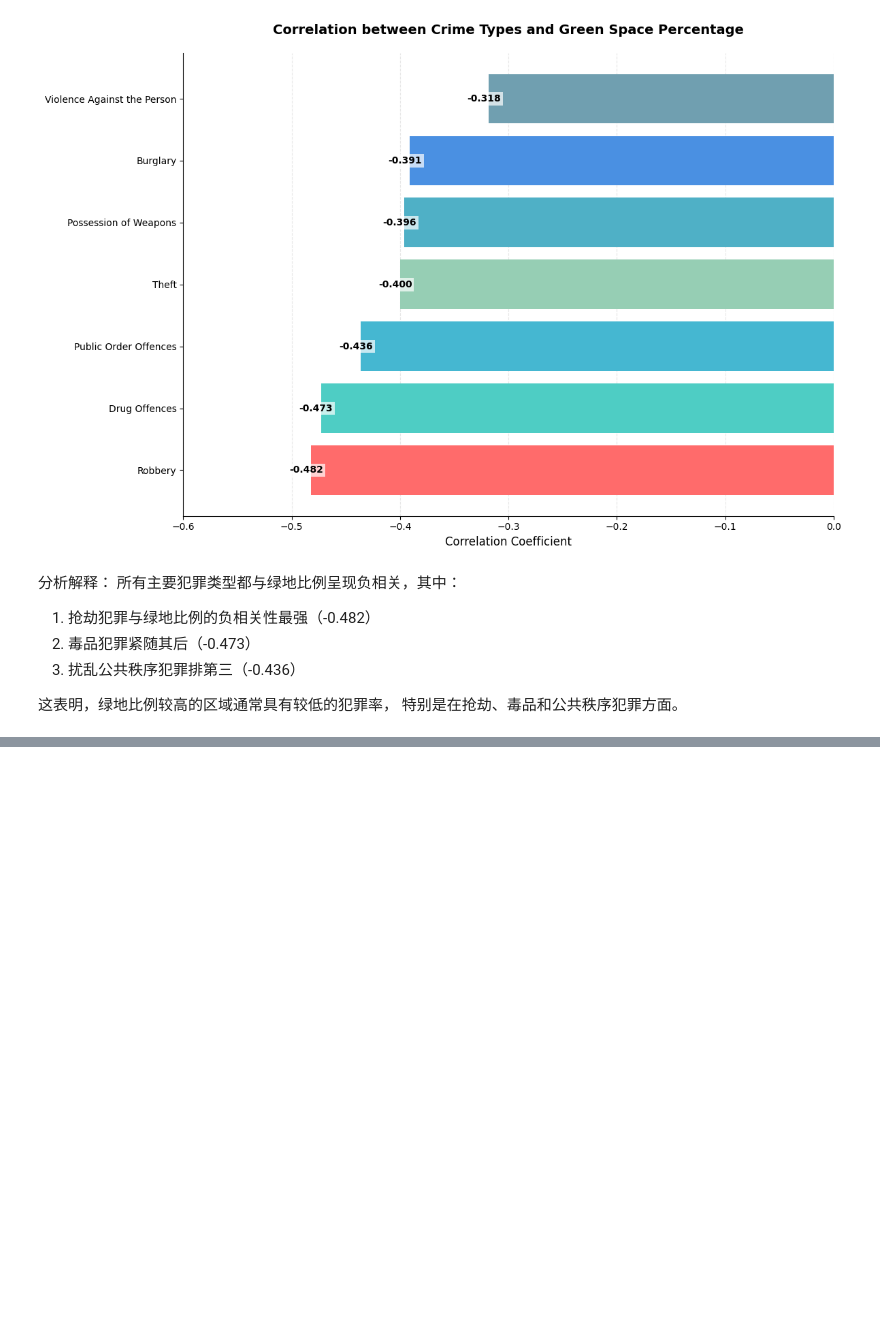
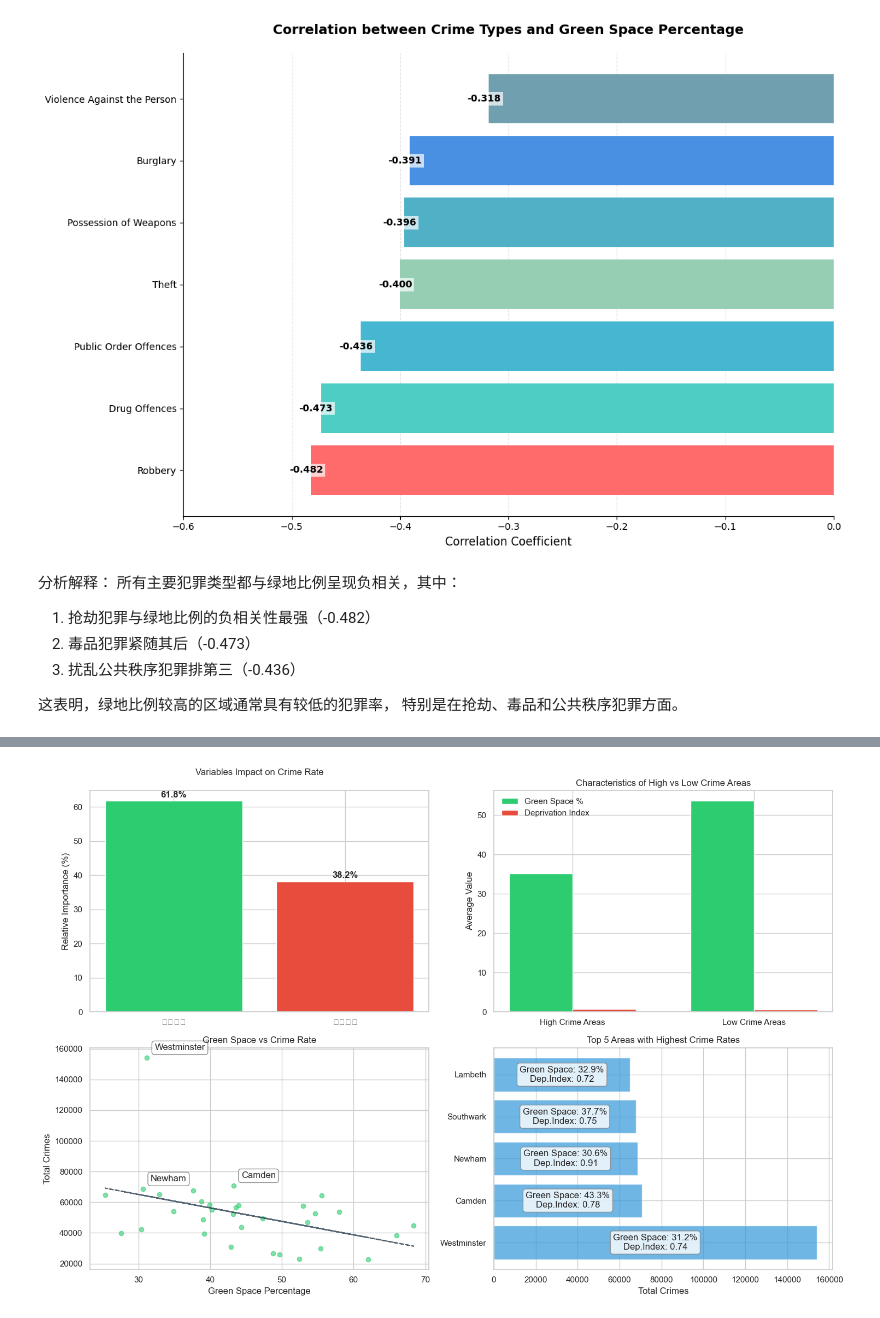
Before and after one commit to YIHANWANG1/group_work, a Jupyter notebook: cw.ipynb, the cells around one changed output, grey strips where cells are left out. Cells and saved outputs as stored; diff of their text form; code cells hidden in the pictures; blank space fills up the shorter version.

```diff
--- a/cw.ipynb
+++ b/cw.ipynb
@@ -642,0 +942,97 @@ plt.show()
+# %%
+import matplotlib.pyplot as plt
+import seaborn as sns
+import numpy as np
+
+# 使用 seaborn 的设置函数而不是 plt.style
+sns.set_theme(style="whitegrid")  # 或者使用 sns.set()
+
+# 其余代码保持不变
+fig = plt.figure(figsize=(15, 10))
+
+# 1. 相对重要性条形图
+plt.subplot(2, 2, 1)
+importance_data = {'绿地比例': 61.8, '贫困指数': 38.2}
+colors = ['#2ecc71', '#e74c3c']
+plt.bar(importance_data.keys(), importance_data.values(), color=colors)
+plt.title('Variables Impact on Crime Rate', pad=20)
+plt.ylabel('Relative Importance (%)')
+for i, v in enumerate(importance_data.values()):
+    plt.text(i, v + 1, f'{v:.1f}%', ha='center', fontweight='bold')
+
+# [后续代码保持不变...]
+
+# 2. 高低犯罪区域对比图
+plt.subplot(2, 2, 2)
+high_crime_areas = final_data.nlargest(5, 'Total Crimes')
+low_crime_areas = final_data.nsmallest(5, 'Total Crimes')
+
+avg_features = pd.DataFrame({
+    'Category': ['High Crime Areas', 'Low Crime Areas'],
+    'Avg Green Space': [high_crime_areas['percent_green'].mean(),
+                       low_crime_areas['percent_green'].mean()],
+    'Avg Deprivation': [high_crime_areas['deprivation_index'].mean(),
+                       low_crime_areas['deprivation_index'].mean()]
+})
+
+x = np.arange(2)
+width = 0.35
+
+plt.bar(x - width/2, avg_features['Avg Green Space'], width,
+        label='Green Space %', color='#2ecc71')
+plt.bar(x + width/2, avg_features['Avg Deprivation'], width,
+        label='Deprivation Index', color='#e74c3c')
+
+plt.xticks(x, ['High Crime Areas', 'Low Crime Areas'])
+plt.ylabel('Average Value')
+plt.title('Characteristics of High vs Low Crime Areas')
+plt.legend()
+
+# 3. 散点图：犯罪率与绿地比例的关系
+plt.subplot(2, 2, 3)
+plt.scatter(final_data['percent_green'], final_data['Total Crimes'],
+           alpha=0.6, c='#2ecc71')
+
+# 添加趋势线
+z = np.polyfit(final_data['percent_green'], final_data['Total Crimes'], 1)
+p = np.poly1d(z)
+plt.plot(final_data['percent_green'], p(final_data['percent_green']),
+         "--", color='#2c3e50', alpha=0.8)
+
+# 标注特殊点
+for idx, row in final_data.nlargest(3, 'Total Crimes').iterrows():
+    plt.annotate(row['NAME'],
+                (row['percent_green'], row['Total Crimes']),
+                xytext=(10, 10), textcoords='offset points',
+                bbox=dict(boxstyle="round", fc="w", ec="0.5", alpha=0.9))
+
+plt.xlabel('Green Space Percentage')
+plt.ylabel('Total Crimes')
+plt.title('Green Space vs Crime Rate')
+
+# 4. 堆叠条形图：前5高犯罪区域的特征对比
+plt.subplot(2, 2, 4)
+top_5_areas = final_data.nlargest(5, 'Total Crimes')
+plt.barh(top_5_areas['NAME'], top_5_areas['Total Crimes'],
+         color='#3498db', alpha=0.7)
+plt.xlabel('Total Crimes')
+plt.title('Top 5 Areas with Highest Crime Rates')
+
+# 在条形上添加绿地比例标注
+for i, (idx, row) in enumerate(top_5_areas.iterrows()):
+    plt.text(row['Total Crimes']/2, i,
+             f'Green Space: {row["percent_green"]:.1f}%\nDep.Index: {row["deprivation_index"]:.2f}',
+             ha='center', va='center',
+             bbox=dict(boxstyle="round", fc="w", ec="0.5", alpha=0.8))
+
+plt.tight_layout()
+plt.show()
+
+
+print("\n关键发现：")
+print(f"2. 高犯罪率地区的平均绿地覆盖率（{high_crime_areas['percent_green'].mean():.1f}%）")
+print(f"   显著低于低犯罪率地区（{low_crime_areas['percent_green'].mean():.1f}%）")
+print(f"3. 高犯罪率地区的平均贫困指数（{high_crime_areas['deprivation_index'].mean():.2f}）")
+print(f"   高于低犯罪率地区（{low_crime_areas['deprivation_index'].mean():.2f}）")
+# %% [output]
+[figure, added]
```
Also changed, not shown: parts of 11 cells of this notebook, 1 other file.
